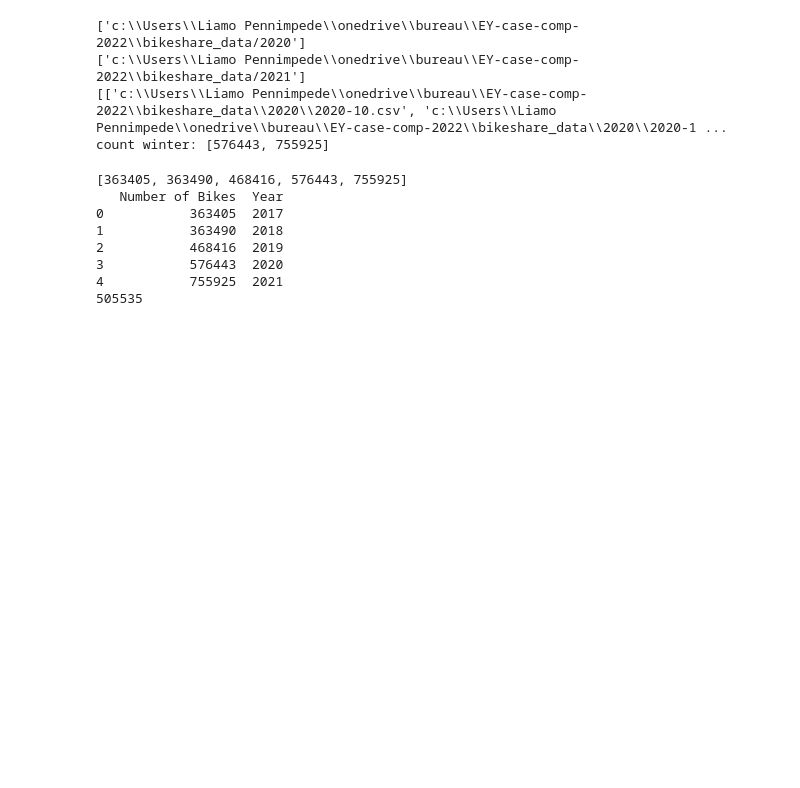
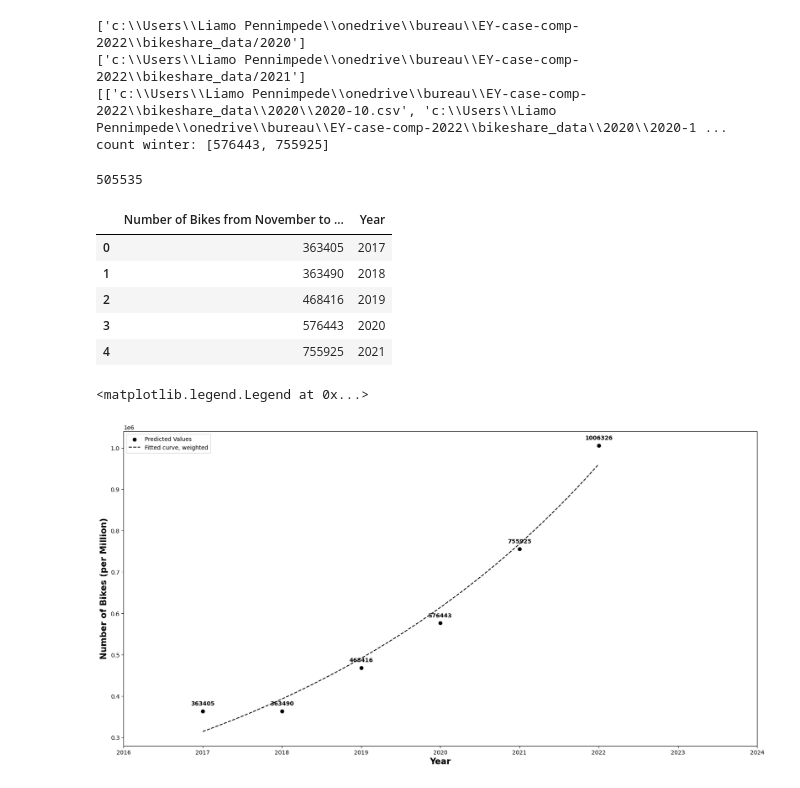
Before and after one commit to L-Pen/EY-case-comp-2022, a Jupyter notebook: bikemodel.ipynb, the cells around one changed output. Saved outputs shown, nothing was run; the diff lists cells and outputs as text; code cells hidden in the pictures; blank space fills up the shorter version.

Commit message:
added winter analysis

```diff
--- a/bikemodel.ipynb
+++ b/bikemodel.ipynb
@@ -364,22 +366,19 @@ from os import stat
 
 
 winters = count_winter_2017_2019 + count_winter_2020_2021
-print(winters)
 
 df_winter = pd.DataFrame()
-df_winter["Number of Bikes"] = winters
+df_winter["Number of Bikes from October to December"] = winters
 df_winter["Year"] = pd.date_range(start='2017', periods=len(df_winter), freq='Y').year
-print(df_winter)
 
 print(int(statistics.mean(winters)))
 
 df_winter
 # %% [output]
-[363405, 363490, 468416, 576443, 755925]
-   Number of Bikes  Year
-0           363405  2017
-1           363490  2018
-2           468416  2019
-3           576443  2020
-4           755925  2021
 505535
+|  | Number of Bikes from November to ... | Year |
+| 0 | 363405 | 2017 |
+| 1 | 363490 | 2018 |
+| 2 | 468416 | 2019 |
+| 3 | 576443 | 2020 |
+| 4 | 755925 | 2021 |
@@ -385,0 +389,40 @@ df_winter
+# %%
+plt.xlim(2016,2024)
+
+
+
+ls = list(df_winter["Number of Bikes from November to December"]) + [1006326]
+
+plt.scatter(list(df_winter["Year"])+[2022],ls, color="black",label="Predicted Values")
+
+y = np.array(ls)
+y = [int(i) for i in y]
+x = np.array([2017,2018,2019,2020,2021,2022])
+
+# scipy.optimize.curve_fit(lambda t,a,b: a+b*np.log(t),  x,  y)
+
+p = np.polyfit(x, np.log(y), 1, w=np.sqrt(y))
+
+# Convert the polynomial back into an exponential
+a = np.exp(p[1])
+b = p[0]
+x_fitted_weighted = np.linspace(np.min(x), np.max(x), 100)
+y_fitted_weighted = a * np.exp(b * x_fitted_weighted)
+plt.plot(x_fitted_weighted, y_fitted_weighted, 'k--', label='Fitted curve, weighted')
+
+for x,y in zip(x,y):
+
+    label = "{:d}".format(y)
+
+    plt.annotate(label, # this is the text
+                 (x,y), # these are the coordinates to position the label
+                 textcoords="offset points", # how to position the text
+                 xytext=(0,10), # distance from text to points (x,y)
+                 ha='center',weight="bold") # horizontal alignment can be left, right or center
+
+plt.xlabel('Year',fontsize=15,weight='bold')
+plt.ylabel('Number of Bikes (per Million)',fontsize=15,weight='bold')
+plt.legend(loc="upper left")
+# %% [output]
+<matplotlib.legend.Legend at 0x...>
+[figure, added]
```
Also changed, not shown: parts of 4 cells of this notebook.
